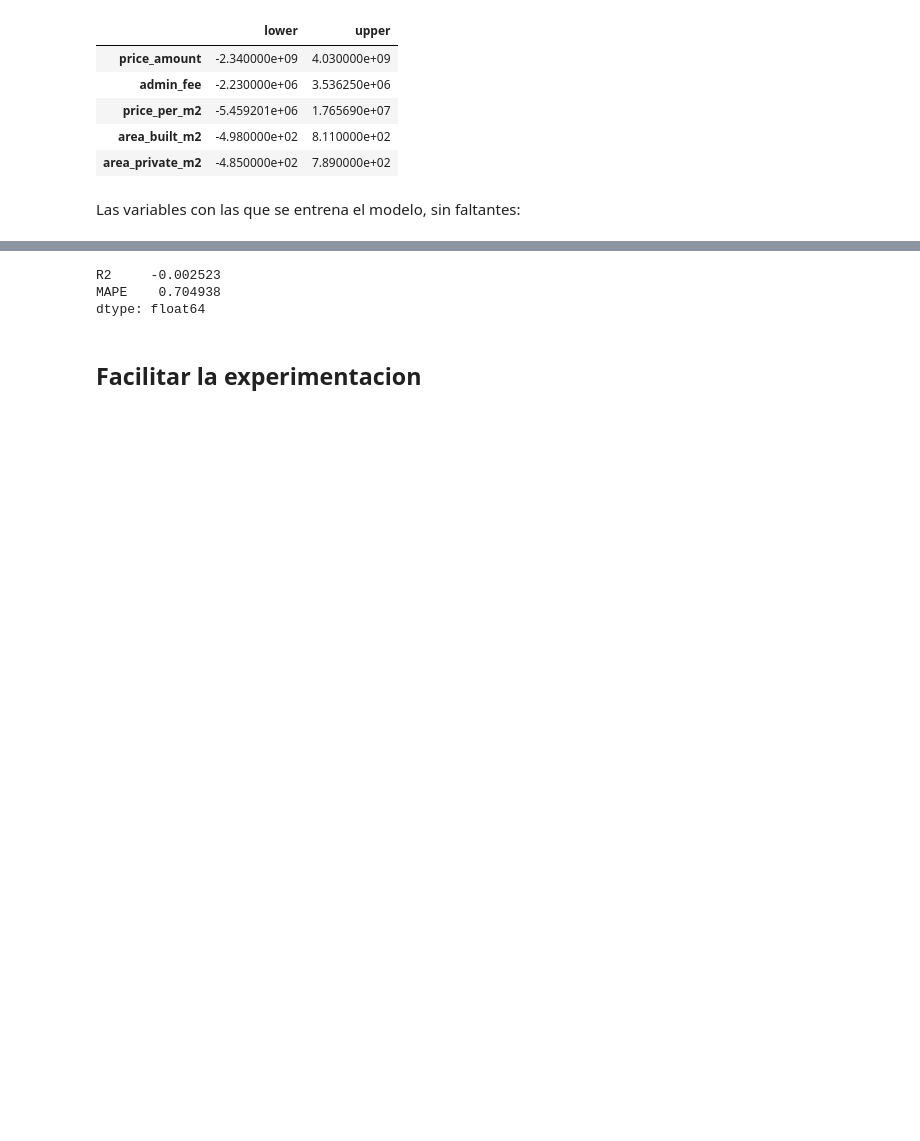
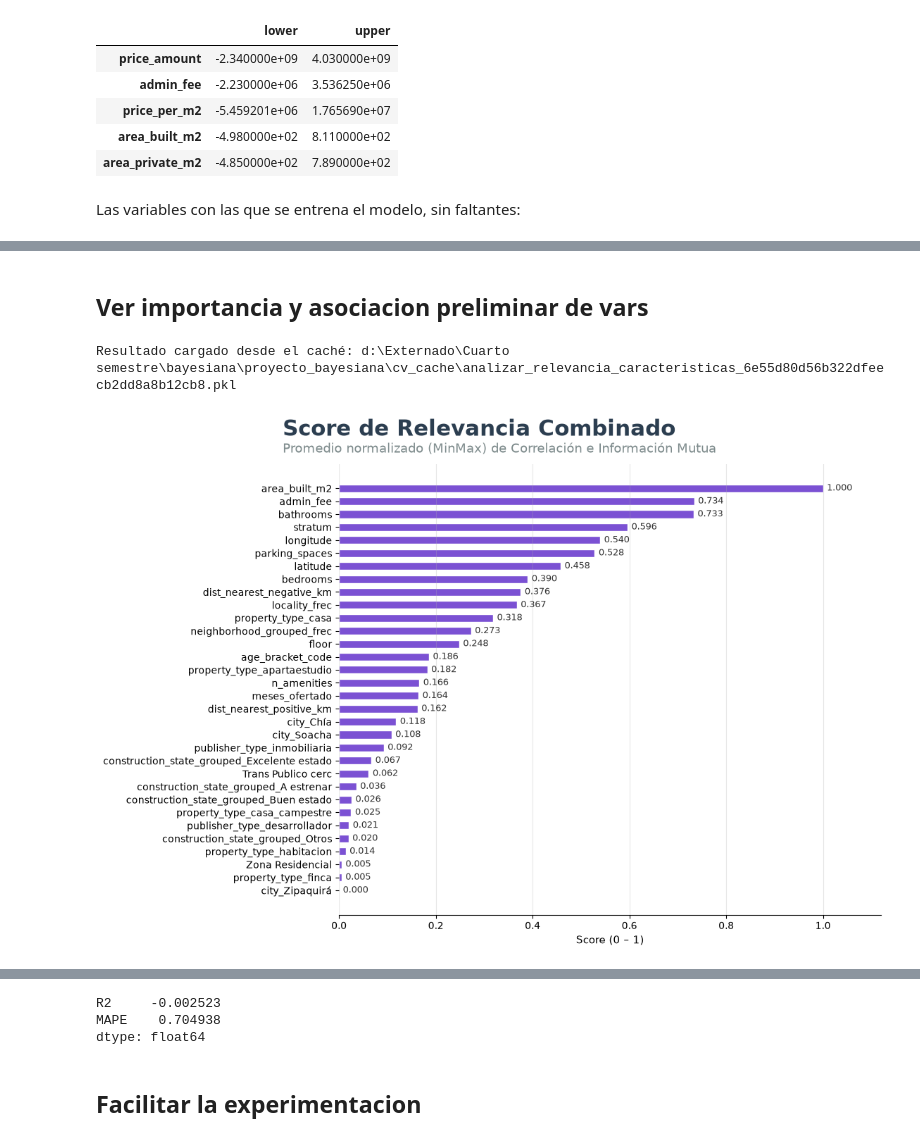
Before and after one commit to juanpablocarrillohortua/BART-trees-for-estimating-housing-prices-in-Bogot-, a Jupyter notebook: notebooks/BART_Trees.ipynb, the cells around one changed output, grey strips where cells are left out. Drawn from its saved outputs; the diff is of its cells as text; code cells hidden in the pictures; blank space fills up the shorter version.

```diff
--- a/notebooks/BART_Trees.ipynb
+++ b/notebooks/BART_Trees.ipynb
@@ -791,10 +838,7 @@ business rules dropped 81, IQR dropped 1781; kept 15853 of 17715
 # %% [markdown]
 Las variables con las que se entrena el modelo, sin faltantes:
 # %%
-imputed = model.named_steps["imputation"].transform(X_train)
-features = outlier_filter.regressor_.regressor_[:-1].transform(
-    imputed.iloc[outlier_filter.kept_]
-)
+features = report["features"]
 print(
     f"{features.shape[1]} features, "
     f"{int(features.isna().sum().sum())} missing values"
@@ -828,0 +874,16 @@ features.columns, features.shape
+# %% [markdown]
+## Ver importancia y asociacion preliminar de vars
+# %%
+# The target of the rows the model trained on, on the log scale it fits.
+df_ver_imp = features.assign(
+    log_price_amount=np.log(y_train.loc[features.index])
+)
+# %%
+relevancia = cached(
+    cache_dir=CACHE_DIR, watch=[ROOT_DIR / "utils" / "mutual_inf_plot.py"]
+)(analizar_relevancia_caracteristicas)
+df_score = relevancia(df_ver_imp, "log_price_amount", graficar=False)
+fig, ax = graficar_score_relevancia(df_score)
+# %% [output]
+Resultado cargado desde el caché: d:\Externado\Cuarto semestre\bayesiana\proyecto_bayesiana\cv_cache\analizar_relevancia_caracteristicas_6e55d80d56b322dfeecb2dd8a8b12cb8.pkl
+[figure, added]
```
Also changed, not shown: parts of 22 cells of this notebook, 5 other files.
